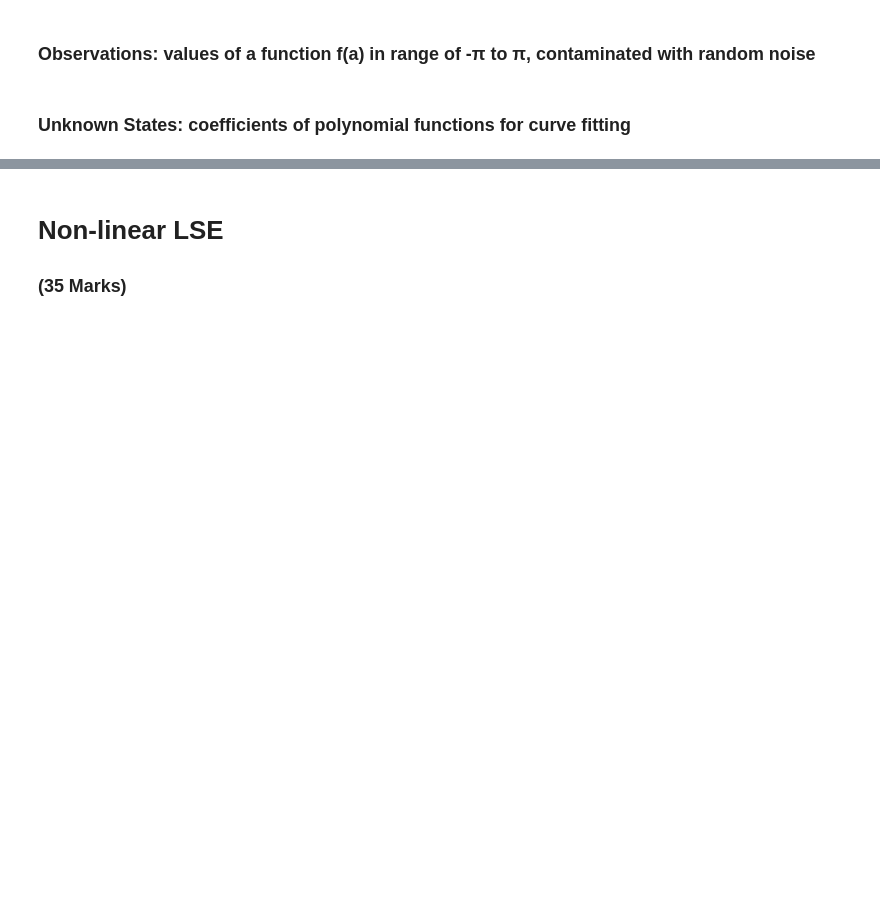
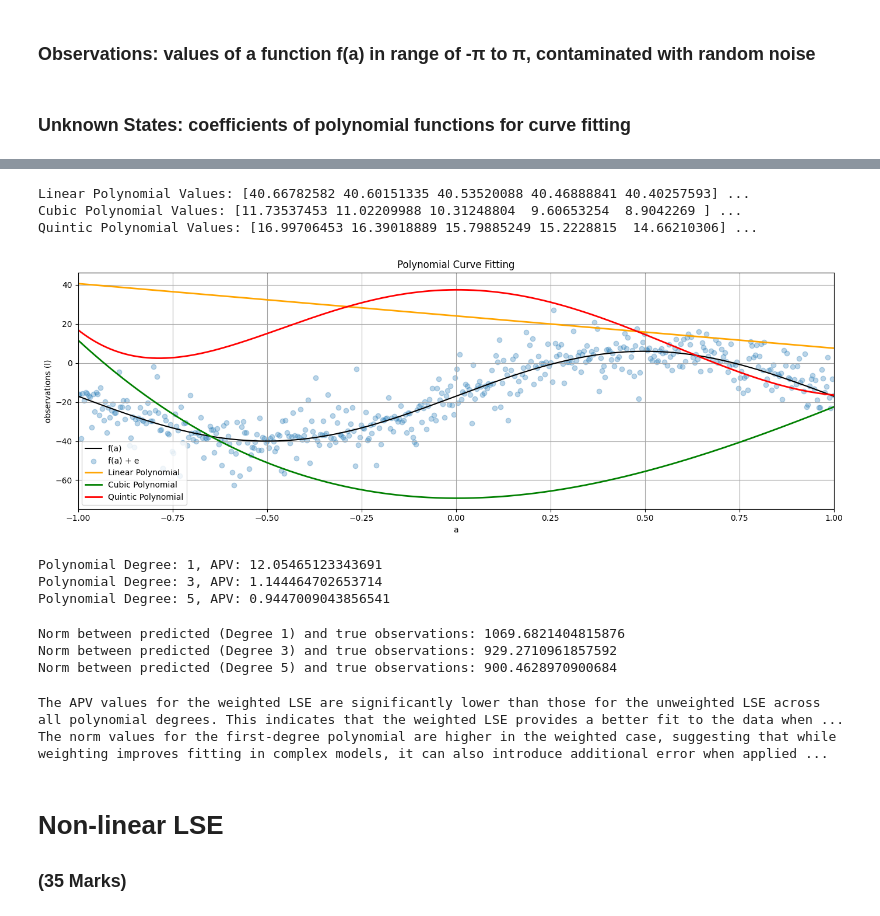
Before and after one commit to mahweerkumar/engg680_2024_fall, a Jupyter notebook: Lab_Assignment2/Assignment2 (1).ipynb, the cells around one changed output, grey strips where cells are left out. Saved outputs shown, nothing was run; the diff lists cells and outputs as text; code cells hidden in the pictures; blank space fills up the shorter version.

```diff
--- a/Lab_Assignment2/Assignment2 (1).ipynb
+++ b/Lab_Assignment2/Assignment2 (1).ipynb
@@ -163,3 +311,72 @@ P = #...
+# %%
+# Repeating step 7
+coefficients_degree_1 = np.array([-16.54496159,  24.12286423])
+coefficients_degree_3 = np.array([-16.77797524,  63.87351622,  -0.33854384, -69.25466077])
+coefficients_degree_5 = np.array([-16.79510255,   71.25189173, -0.69802384, -108.45865879,  0.79132852,  37.50203372])
+line_uw = np.polyval(coefficients_degree_1, a)
+cubic_uw = np.polyval(coefficients_degree_3, a)
+quintic_uw = np.polyval(coefficients_degree_5, a)
+print("Linear Polynomial Values:", line_uw[:5], "...")
+print("Cubic Polynomial Values:", cubic_uw[:5], "...")
+print("Quintic Polynomial Values:", quintic_uw[:5], "...")
+# %% [output]
+Linear Polynomial Values: [40.66782582 40.60151335 40.53520088 40.46888841 40.40257593] ...
+Cubic Polynomial Values: [11.73537453 11.02209988 10.31248804  9.60653254  8.9042269 ] ...
+Quintic Polynomial Values: [16.99706453 16.39018889 15.79885249 15.2228815  14.66210306] ...
+# %%
+# Repeating step 8
+fig, ax = plt.subplots(nrows=1, ncols=1, figsize=(14, 5))
+ax.plot(a, l_true, label="f(a)", color='k')
+ax.scatter(a, l, label="f(a) + e", color='tab:blue', marker='o', alpha=0.3)
+plt.plot(a, line_uw, label='Linear Polynomial', color='orange', linewidth=2)
+plt.plot(a, cubic_uw, label='Cubic Polynomial', color='green', linewidth=2)
+plt.plot(a, quintic_uw, label='Quintic Polynomial', color='red', linewidth=2)
+ax.set_xlim(-1, 1)
+ax.set_xlabel('a')
+ax.set_ylabel('observations (l)')
+plt.title('Polynomial Curve Fitting')
+plt.legend()
+ax.grid(True, which='both',ls='-',color='0.65')
+fig.tight_layout()
+plt.show()
+# %% [output]
+[figure, added]
+# %%
+#Repeating step 9
+x_deg_1, cov_x_deg_1, apv_deg_1, v_deg_1 = fit_polynomial_curve(a, l, P, deg=1)
+print(f"Polynomial Degree: 1, APV: {apv_deg_1}")
+x_deg_3, cov_x_deg_3, apv_deg_3, v_deg_3 = fit_polynomial_curve(a, l, P, deg=3)
+print(f"Polynomial Degree: 3, APV: {apv_deg_3}")
+x_deg_5, cov_x_deg_5, apv_deg_5, v_deg_5 = fit_polynomial_curve(a, l, P, deg=5)
+print(f"Polynomial Degree: 5, APV: {apv_deg_5}")
+# %% [output]
+Polynomial Degree: 1, APV: 12.05465123343691
+Polynomial Degree: 3, APV: 1.144464702653714
+Polynomial Degree: 5, APV: 0.9447009043856541
+# %%
+# Repeating step 10
+predicted_deg_1 = np.polyval(x_deg_1, a)
+norm_deg_1 = np.linalg.norm(predicted_deg_1 - l_true)
+print(f"Norm between predicted (Degree 1) and true observations: {norm_deg_1}")
+predicted_deg_3 = np.polyval(x_deg_3, a)
+norm_deg_3 = np.linalg.norm(predicted_deg_3 - l_true)
+print(f"Norm between predicted (Degree 3) and true observations: {norm_deg_3}")
+predicted_deg_5 = np.polyval(x_deg_5, a)
+norm_deg_5 = np.linalg.norm(predicted_deg_5 - l_true)
+print(f"Norm between predicted (Degree 5) and true observations: {norm_deg_5}")
+# %% [output]
+Norm between predicted (Degree 1) and true observations: 1069.6821404815876
+Norm between predicted (Degree 3) and true observations: 929.2710961857592
+Norm between predicted (Degree 5) and true observations: 900.4628970900684
+# %%
+# step 14
+# Compare the results of a posterier variance factor and norm from unweighted LSE and weighted LSE, what phenomena do you observe? Explain this phenomena.
+# (2 marks)
+print(f"The APV values for the weighted LSE are significantly lower than those for the unweighted LSE across all polynomial degrees. This indicates that the weighted LSE provides a better fit to the data when considering the variance of the observations, particularly enhancing model performance for higher degrees.")
+print(f"The norm values for the first-degree polynomial are higher in the weighted case, suggesting that while weighting improves fitting in complex models, it can also introduce additional error when applied to simpler models, potentially indicating overfitting or misalignment with the underlying data structure.")
+# %% [output]
+The APV values for the weighted LSE are significantly lower than those for the unweighted LSE across all polynomial degrees. This indicates that the weighted LSE provides a better fit to the data when ...
+The norm values for the first-degree polynomial are higher in the weighted case, suggesting that while weighting improves fitting in complex models, it can also introduce additional error when applied ...
 # %% [markdown]
 # **Non-linear LSE**
 ### (35 Marks)
```
Also changed, not shown: parts of 17 cells of this notebook.
